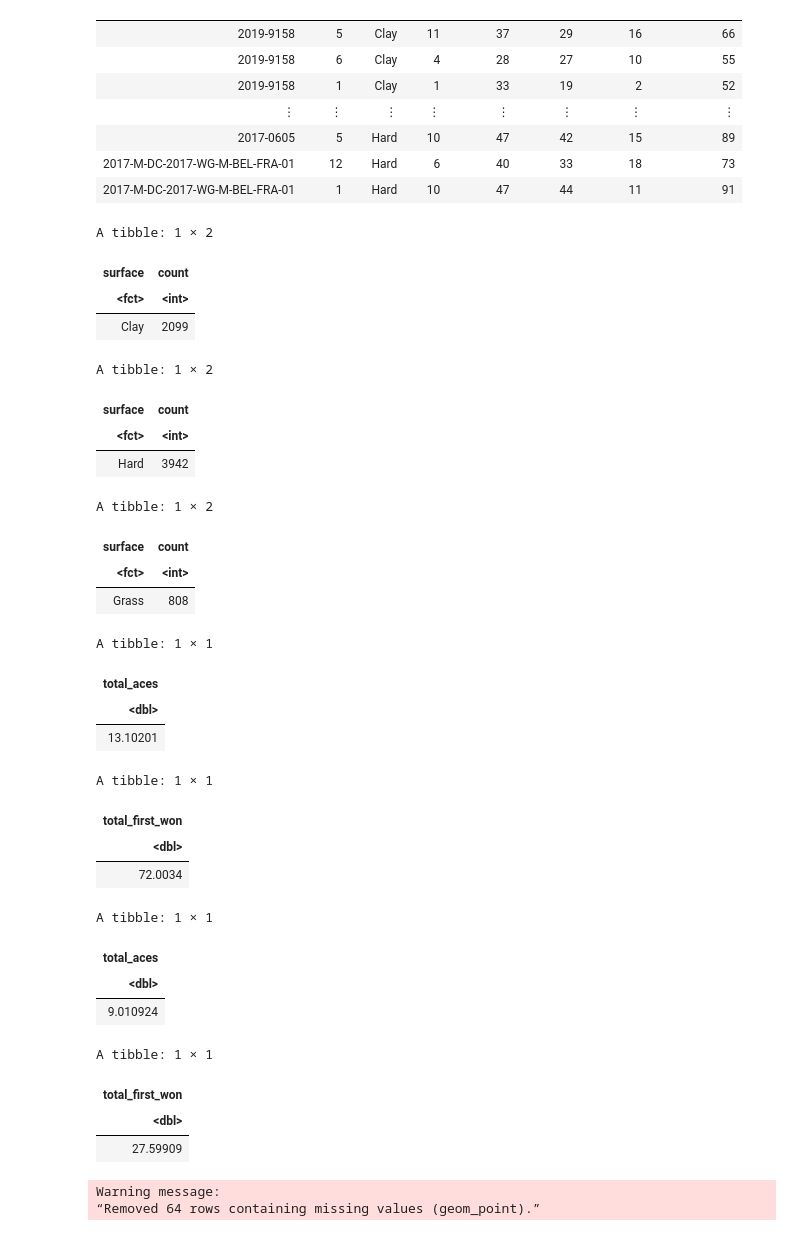
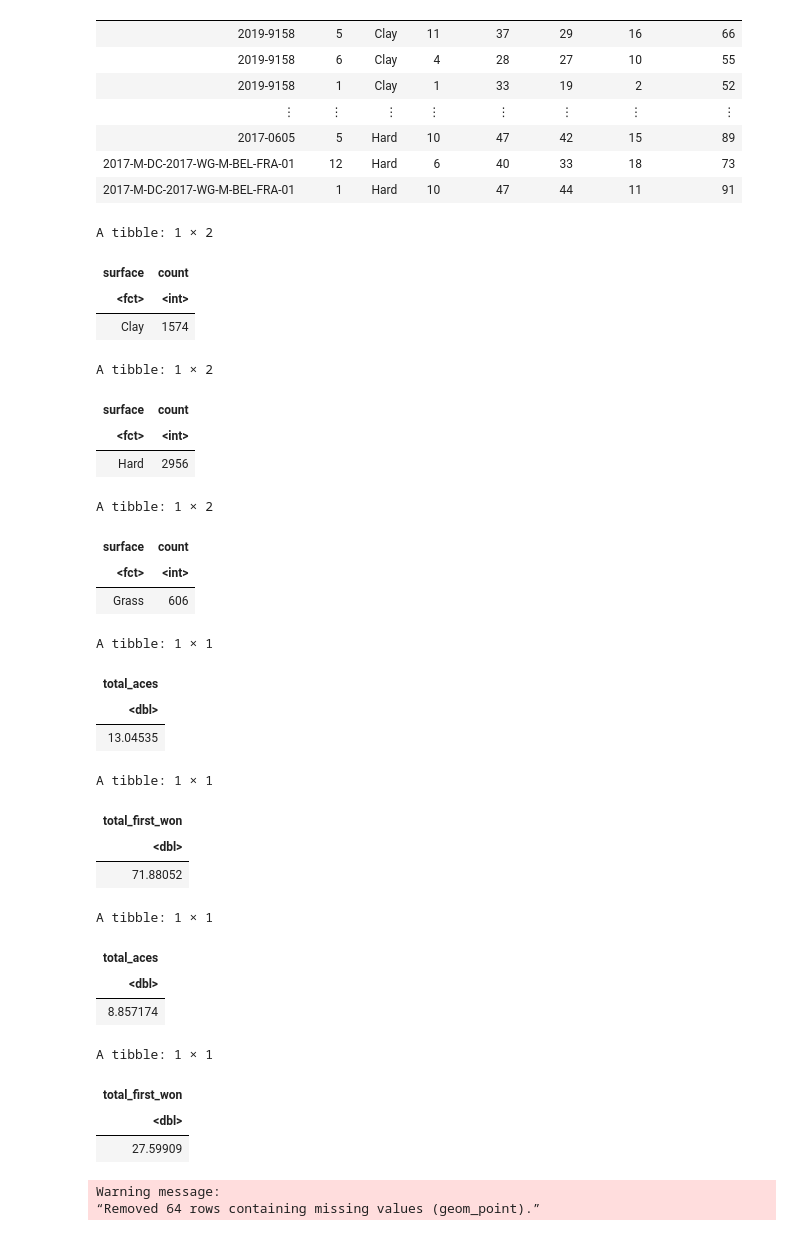
Before and after one commit to tobiassoo/Group202023W2, a Jupyter notebook: group_project_proposal.ipynb, the cells around one changed output. Saved outputs shown, nothing was run; the diff lists cells and outputs as text; code cells hidden in the pictures.

Commit message:
Slight alteration to the prelim analysis

```diff
--- a/group_project_proposal.ipynb
+++ b/group_project_proposal.ipynb
@@ -105,42 +105,42 @@ A tibble: 5136 × 8
 | 2017-M-DC-2017-WG-M-BEL-FRA-01 | 12 | Hard | 6 | 40 | 33 | 18 | 73 |
 | 2017-M-DC-2017-WG-M-BEL-FRA-01 | 1 | Hard | 10 | 47 | 44 | 11 | 91 |
 # %%
-#Preliminary Analysis for number of observations for each class variable
+#Preliminary Analysis for number of observations for each class variable, for the training data
 
-number_of_clay<-filtered_data|>
+number_of_clay<-tennis_train|>
                 group_by(surface)|>
                 filter(surface=="Clay")|>
                 summarize(count=n())
 
-number_of_hard<-filtered_data|>
+number_of_hard<-tennis_train|>
                 group_by(surface)|>
                 filter(surface=="Hard")|>
                 summarize(count=n())
 
-number_of_grass<-filtered_data|>
+number_of_grass<-tennis_train|>
                 group_by(surface)|>
                 filter(surface=="Grass")|>
                 summarize(count=n())
 
 number_of_clay
 number_of_hard
 number_of_grass
 # %% [output]
 A tibble: 1 × 2
 | surface | count |
 | <fct> | <int> |
-| Clay | 2099 |
+| Clay | 1574 |
 A tibble: 1 × 2
 | surface | count |
 | <fct> | <int> |
-| Hard | 3942 |
+| Hard | 2956 |
 A tibble: 1 × 2
 | surface | count |
 | <fct> | <int> |
-| Grass | 808 |
+| Grass | 606 |
 # %%
-#Preliminary Analysis for means of predictor variables
-total_aces_mean<-filtered_data|>
+#Preliminary Analysis for means of predictor variables, for the training data
+total_aces_mean<-tennis_train|>
                  filter(total_aces!="NA")|>
                  summarize(total_aces=mean(total_aces))
 
@@ -148,14 +148,14 @@ total_aces_mean
 
 
 
-total_first_won<-filtered_data|>
+total_first_won<-tennis_train|>
                  filter(total_first_won!="NA")|>
                  summarize(total_first_won=mean(total_first_won))
 total_first_won
 
 
 
-total_aces_sd<-filtered_data|>
+total_aces_sd<-tennis_train|>
                filter(total_aces!="NA")|>
                summarize(total_aces=sd(total_aces))
 
@@ -172,15 +172,15 @@ total_first_won_sd
 A tibble: 1 × 1
 | total_aces |
 | <dbl> |
-| 13.10201 |
+| 13.04535 |
 A tibble: 1 × 1
 | total_first_won |
 | <dbl> |
-| 72.0034 |
+| 71.88052 |
 A tibble: 1 × 1
 | total_aces |
 | <dbl> |
-| 9.010924 |
+| 8.857174 |
 A tibble: 1 × 1
 | total_first_won |
 | <dbl> |
```
Also changed, not shown: parts of 1 cell of this notebook, 1 other file.
